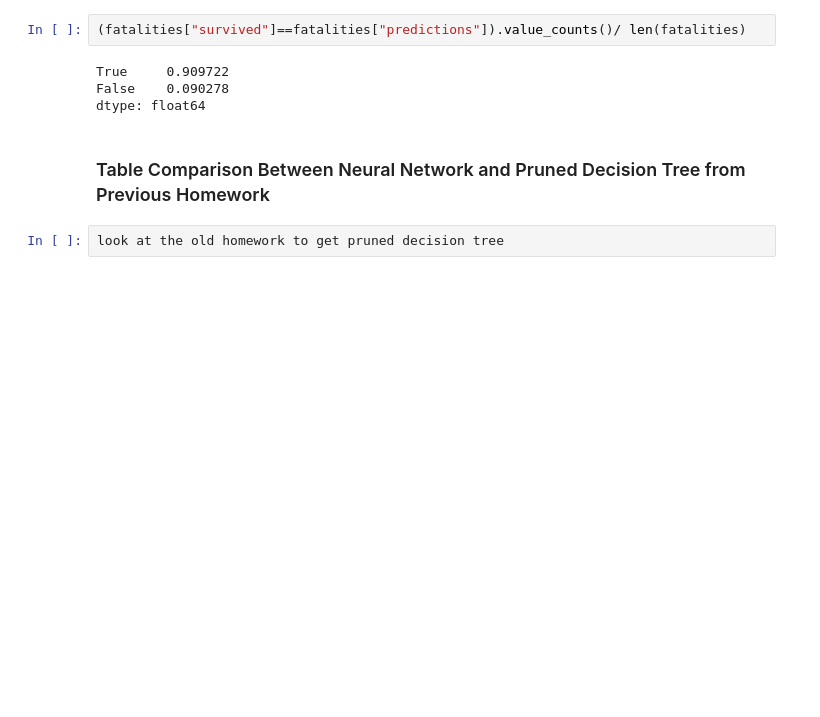
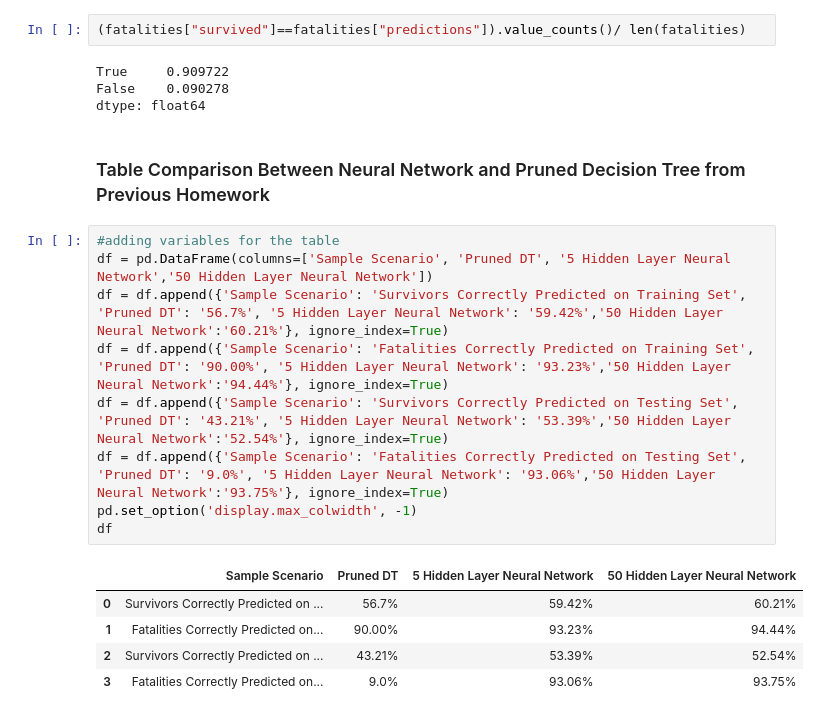
Before and after one commit to kamm8899/NeuralNetwork, a Jupyter notebook: Assignment4.ipynb, the cells around one changed output. Drawn from its saved outputs; the diff is of its cells as text; blank space fills up the shorter version.

Commit message:
added table

```diff
--- a/Assignment4.ipynb
+++ b/Assignment4.ipynb
@@ -242,4 +242,17 @@ dtype: float64
 # %% [markdown]
 ### Table Comparison Between Neural Network and Pruned Decision Tree from Previous Homework
 # %%
-look at the old homework to get pruned decision tree
+#adding variables for the table
+df = pd.DataFrame(columns=['Sample Scenario', 'Pruned DT', '5 Hidden Layer Neural Network','50 Hidden Layer Neural Network'])
+df = df.append({'Sample Scenario': 'Survivors Correctly Predicted on Training Set', 'Pruned DT': '56.7%', '5 Hidden Layer Neural Network': '59.42%','50 Hidden Layer Neural Network':'60.21%'}, ignore_index=True)
+df = df.append({'Sample Scenario': 'Fatalities Correctly Predicted on Training Set', 'Pruned DT': '90.00%', '5 Hidden Layer Neural Network': '93.23%','50 Hidden Layer Neural Network':'94.44%'}, ignore_index=True)
+df = df.append({'Sample Scenario': 'Survivors Correctly Predicted on Testing Set', 'Pruned DT': '43.21%', '5 Hidden Layer Neural Network': '53.39%','50 Hidden Layer Neural Network':'52.54%'}, ignore_index=True)
+df = df.append({'Sample Scenario': 'Fatalities Correctly Predicted on Testing Set', 'Pruned DT': '9.0%', '5 Hidden Layer Neural Network': '93.06%','50 Hidden Layer Neural Network':'93.75%'}, ignore_index=True)
+pd.set_option('display.max_colwidth', -1)
+df
+# %% [output]
+|  | Sample Scenario | Pruned DT | 5 Hidden Layer Neural Network | 50 Hidden Layer Neural Network |
+| 0 | Survivors Correctly Predicted on ... | 56.7% | 59.42% | 60.21% |
+| 1 | Fatalities Correctly Predicted on... | 90.00% | 93.23% | 94.44% |
+| 2 | Survivors Correctly Predicted on ... | 43.21% | 53.39% | 52.54% |
+| 3 | Fatalities Correctly Predicted on... | 9.0% | 93.06% | 93.75% |
```
Also changed, not shown: parts of 2 cells of this notebook, 1 other file.
